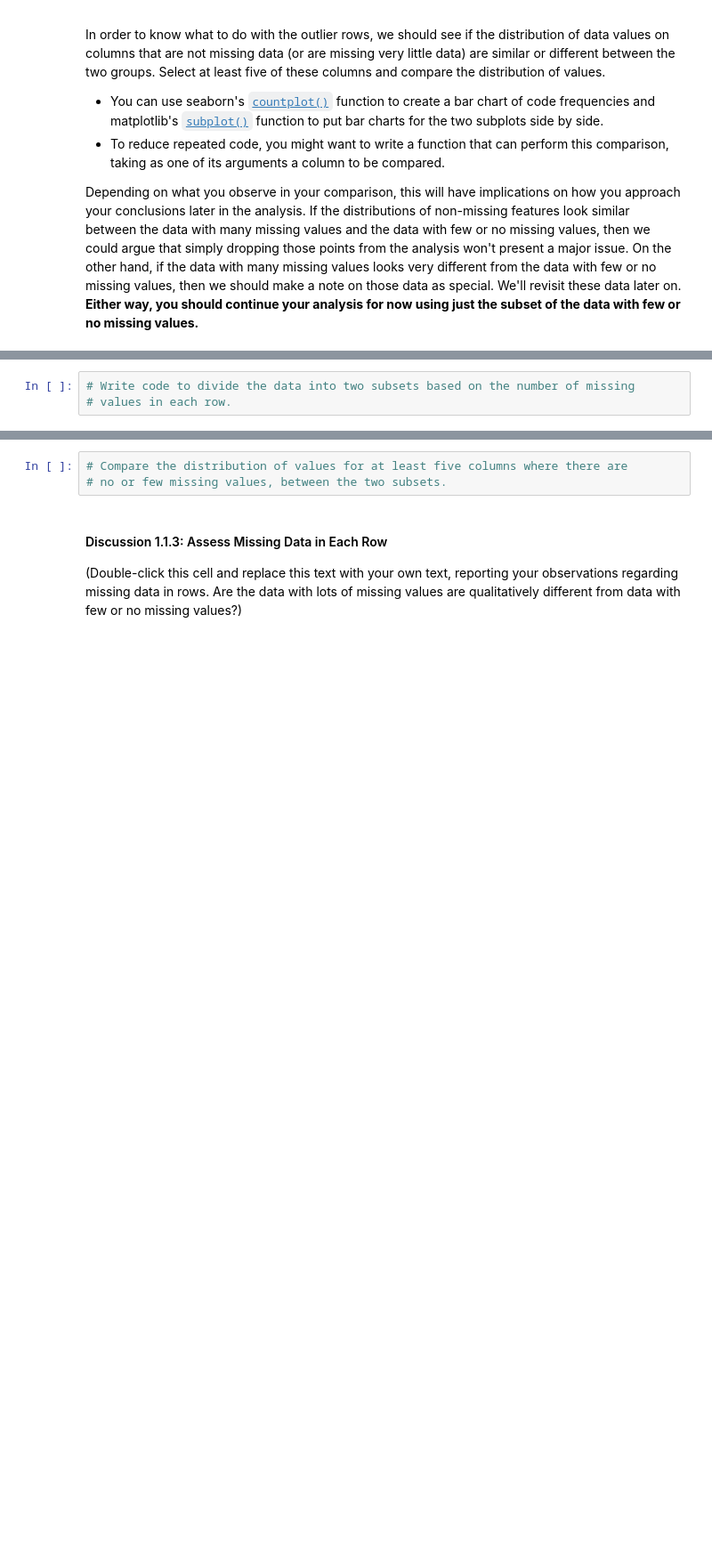
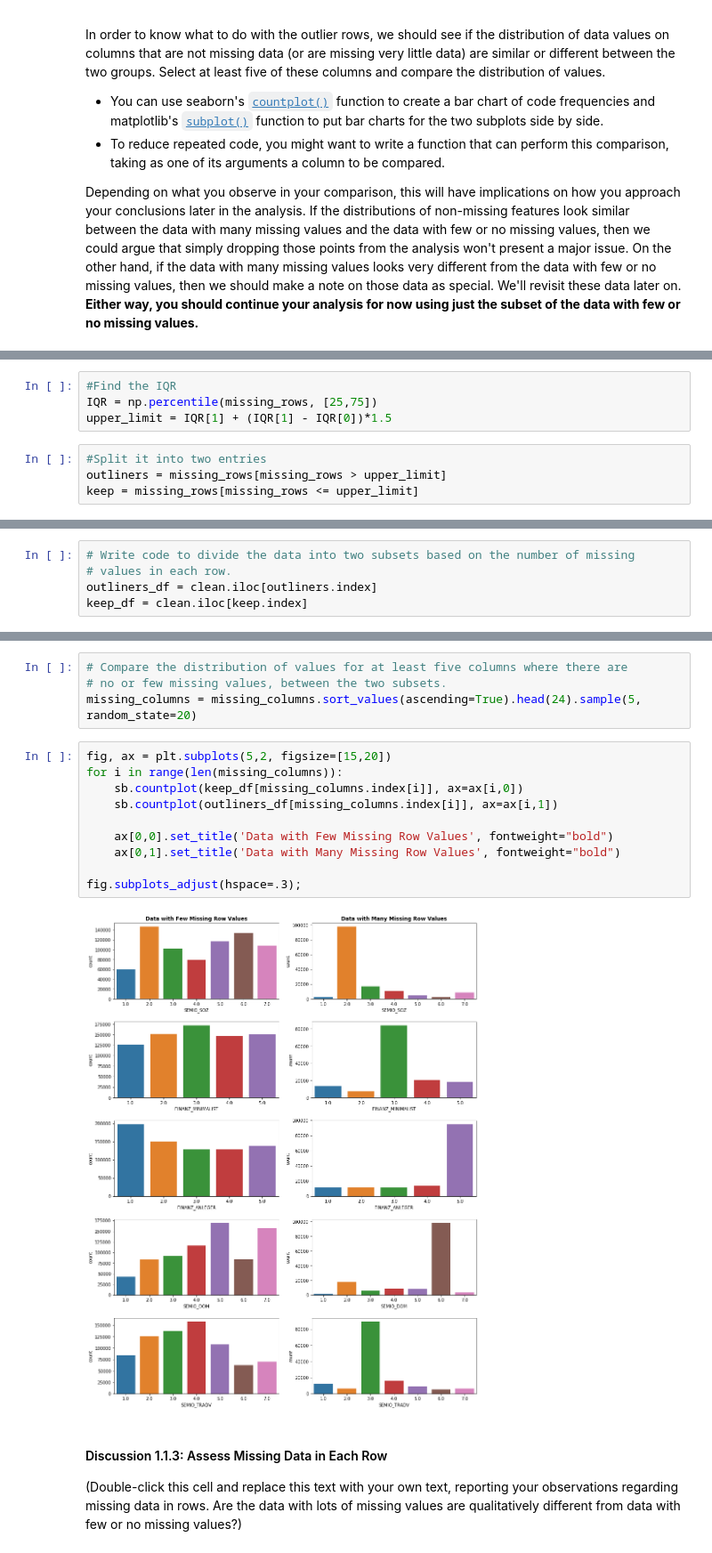
Before and after one commit to sclkan/Identify-Customer-Segments, a Jupyter notebook: Identify_Customer_Segments.ipynb, the cells around one changed output, grey strips where cells are left out. Shown: that part at 89% size. Cells and saved outputs as stored; diff of their text form; blank space fills up the shorter version.

```diff
--- a/Identify_Customer_Segments.ipynb
+++ b/Identify_Customer_Segments.ipynb
@@ -205,0 +215,8 @@ Depending on what you observe in your comparison, this will have implications on
+# %%
+#Find the IQR
+IQR = np.percentile(missing_rows, [25,75])
+upper_limit = IQR[1] + (IQR[1] - IQR[0])*1.5
+# %%
+#Split it into two entries
+outliners = missing_rows[missing_rows > upper_limit]
+keep = missing_rows[missing_rows <= upper_limit]
@@ -206,3 +228,5 @@ Depending on what you observe in your comparison, this will have implications on
 # %%
 # Write code to divide the data into two subsets based on the number of missing
 # values in each row.
+outliners_df = clean.iloc[outliners.index]
+keep_df = clean.iloc[keep.index]
@@ -209,6 +237,19 @@ Depending on what you observe in your comparison, this will have implications on
 # %%
 # Compare the distribution of values for at least five columns where there are
 # no or few missing values, between the two subsets.
+missing_columns = missing_columns.sort_values(ascending=True).head(24).sample(5, random_state=20)
+# %%
+fig, ax = plt.subplots(5,2, figsize=[15,20])
+for i in range(len(missing_columns)):
+    sb.countplot(keep_df[missing_columns.index[i]], ax=ax[i,0])
+    sb.countplot(outliners_df[missing_columns.index[i]], ax=ax[i,1])
+
+    ax[0,0].set_title('Data with Few Missing Row Values', fontweight="bold")
+    ax[0,1].set_title('Data with Many Missing Row Values', fontweight="bold")
+
+fig.subplots_adjust(hspace=.3);
+# %% [output]
+[figure, added]
 # %% [markdown]
 #### Discussion 1.1.3: Assess Missing Data in Each Row
 
```
Also changed, not shown: parts of 12 cells of this notebook.
